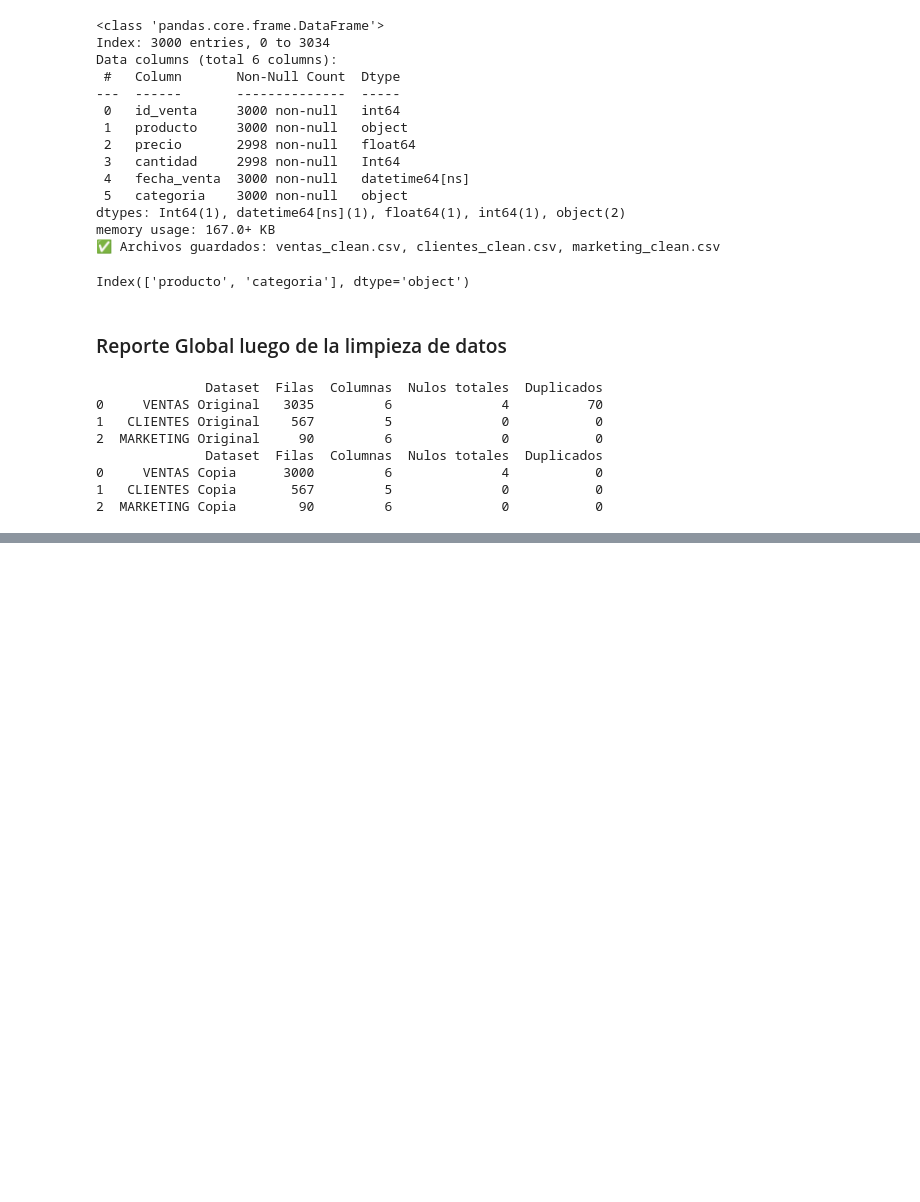
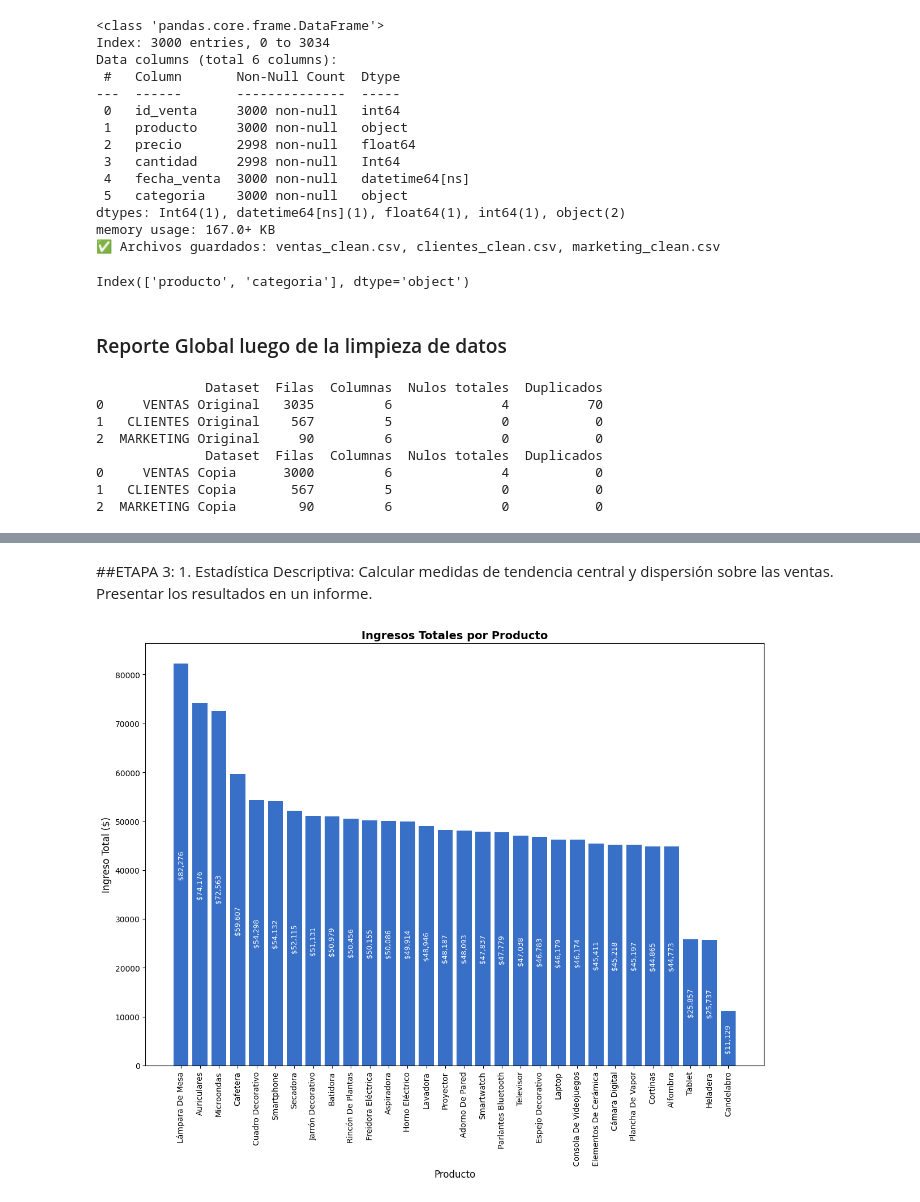
Before and after one commit to Pampa2000/Entrega_Final_Mauro_Dominguez_Ciencia_de_Datos_25262, a Jupyter notebook: Entrega_Final_Mauro_Dominguez.ipynb, the cells around one changed output, grey strips where cells are left out. Saved outputs shown, nothing was run; the diff lists cells and outputs as text; code cells hidden in the pictures; blank space fills up the shorter version.

```diff
--- a/Entrega_Final_Mauro_Dominguez.ipynb
+++ b/Entrega_Final_Mauro_Dominguez.ipynb
@@ -673,0 +700,15 @@ print(reporte_calidad_global([ventas_clean, clientes_clean, marketing_clean],["V
+# %%
+# 1. Calcular ingreso por registro = precio * cantidad
+#() es para escribir en varias filas
+ventas_perf = (
+    ventas_clean
+    .assign(
+        ingreso = ventas_clean["precio"] * ventas_clean["cantidad"]
+        # assign(**nuevas_col): crea nuevas columnas y devuelve una copia del DF.
+        # Alternativa: ventas_clean["ingreso"] = ventas_clean["precio"] * ventas_clean["cantidad"]
+    )
+)
+#esta linea comentada es igual que la linea multiple de arriba
+#ventas_perf = ventas_clean.assign(ingreso = ventas_clean["precio"] * ventas_clean["cantidad"])
+#esta otra linea agrega a ventas_clean una columna nueva ingreso y le asigna precio*cantidad
+#ventas_clean["ingreso"] = ventas_clean["precio"] * ventas_clean["cantidad"]
@@ -673,0 +1115,65 @@ print(reporte_calidad_global([ventas_clean, clientes_clean, marketing_clean],["V
+# %% [markdown]
+##ETAPA 3: 1. Estadística Descriptiva: Calcular medidas de tendencia central y dispersión sobre las ventas. Presentar los resultados en un informe.
+# %%
+# el df que obtuvimos arriba resumen_prod, tiene un agrupado por producto con ingreso_total por producto, realizamos un grafico
+#df = ventas_top.copy()
+df = resumen_prod.copy()
+#df = resumen_cant.copy()
+# =========================================
+# 📊 Gráfico de barras con etiquetas verticales dentro de cada barra
+# =========================================
+
+# Importamos la librería de gráficos matplotlib
+import matplotlib.pyplot as plt
+
+# Ordenamos el DataFrame por la columna "ingreso_total" de mayor a menor
+# Esto permite que las barras se muestren ordenadas por el monto de ventas
+df_ordenado = df.sort_values("ingreso_total", ascending=False)
+
+# Creamos la figura donde se va a dibujar el gráfico
+# figsize define el tamaño del gráfico (ancho, alto) en pulgadas
+plt.figure(figsize=(12, 10))
+
+# Definimos un color celeste agradable para las barras
+color_celeste = "#386FC7"
+
+# Creamos las barras del gráfico
+# Eje X → nombre de producto
+# Eje Y → ingreso total
+# color=color_celeste aplica el color definido arriba
+barras = plt.bar(df_ordenado["producto"], df_ordenado["ingreso_total"], color=color_celeste)
+
+# Agregamos un título al gráfico con tamaño de fuente 14 y en negrita
+plt.title("Ingresos Totales por Producto", fontsize=14, weight="bold")
+
+# Etiquetamos los ejes
+plt.xlabel("Producto", fontsize=12)        # Eje X
+plt.ylabel("Ingreso Total ($)", fontsize=12)  # Eje Y
+
+# Rotamos las etiquetas del eje X para que los nombres de los productos se lean bien
+plt.xticks(rotation=90)
+
+# Recorremos cada barra dibujada para agregar el valor de ingreso dentro de ella
+for barra in barras:
+    # Obtenemos la altura de la barra (equivale al valor de ingreso_total)
+    y = barra.get_height()
+
+    # Escribimos el texto dentro de la barra
+    plt.text(
+        barra.get_x() + barra.get_width() / 2,  # posición horizontal: centro de la barra
+        y / 2,                                  # posición vertical: mitad de la barra
+        f"${y:,.0f}",                           # texto formateado con separador de miles
+        ha='center',                            # alineación horizontal centrada
+        va='center',                            # alineación vertical centrada
+        fontsize=9,                             # tamaño de fuente pequeño
+        color="white",                          # texto blanco para contrastar con el celeste
+        rotation=90                             # rotamos el texto 90° para que quede vertical
+    )
+
+# Ajustamos automáticamente los márgenes del gráfico para que no se corte nada
+plt.tight_layout()
+
+# Mostramos el gráfico final
+plt.show()
+# %% [output]
+[figure, added]
```
Also changed, not shown: parts of 70 cells of this notebook.
